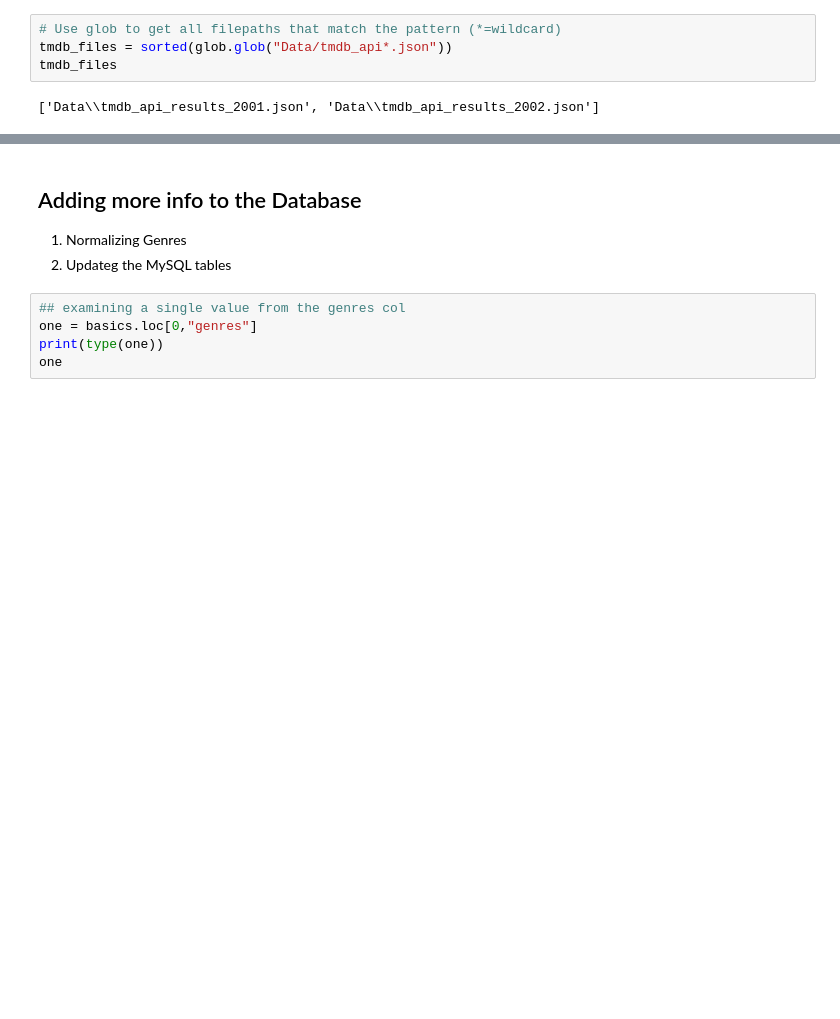
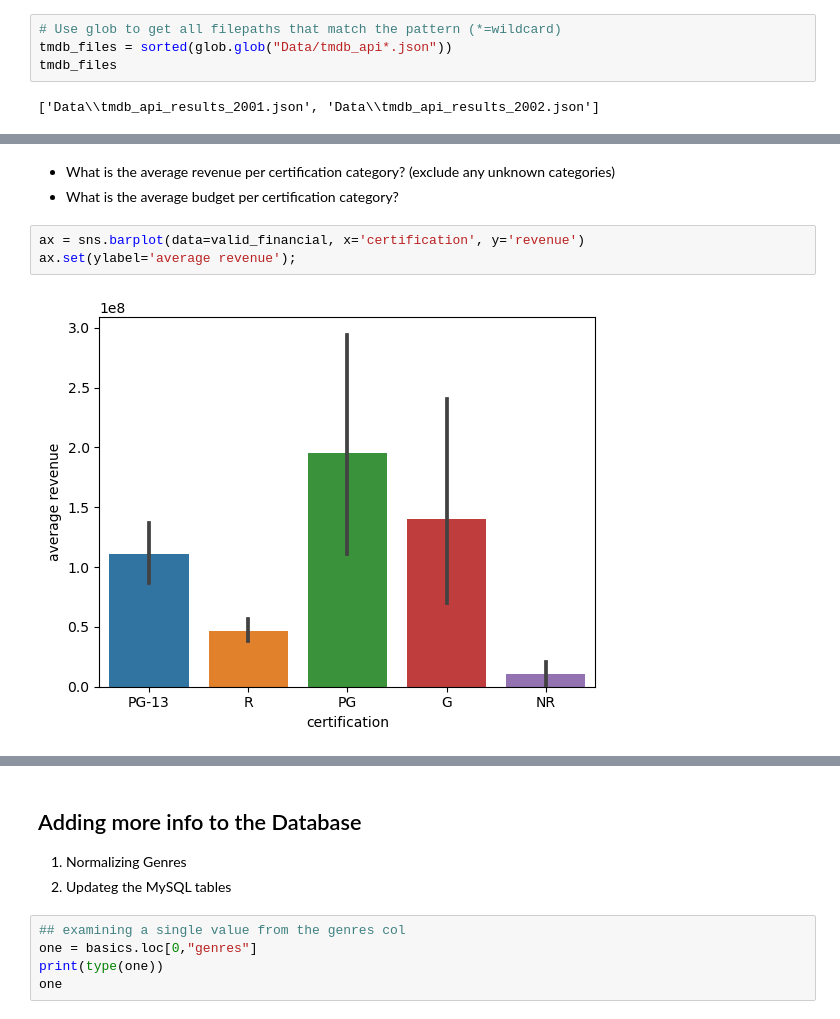
Before and after one commit to dimLMT/Movie-Business-Prediction, a Jupyter notebook: part 3.ipynb, the cells around one changed output, grey strips where cells are left out. Drawn from its saved outputs; the diff is of its cells as text; blank space fills up the shorter version.

```diff
--- a/part 3.ipynb
+++ b/part 3.ipynb
@@ -184,0 +201,8 @@ memory usage: 557.3+ KB
+# %% [markdown]
+- What is the average revenue per certification category? (exclude any unknown categories)
+- What is the average budget per certification category?
+# %%
+ax = sns.barplot(data=valid_financial, x='certification', y='revenue')
+ax.set(ylabel='average revenue');
+# %% [output]
+[figure, added]
```
Also changed, not shown: parts of 6 cells of this notebook, 3 other files.
